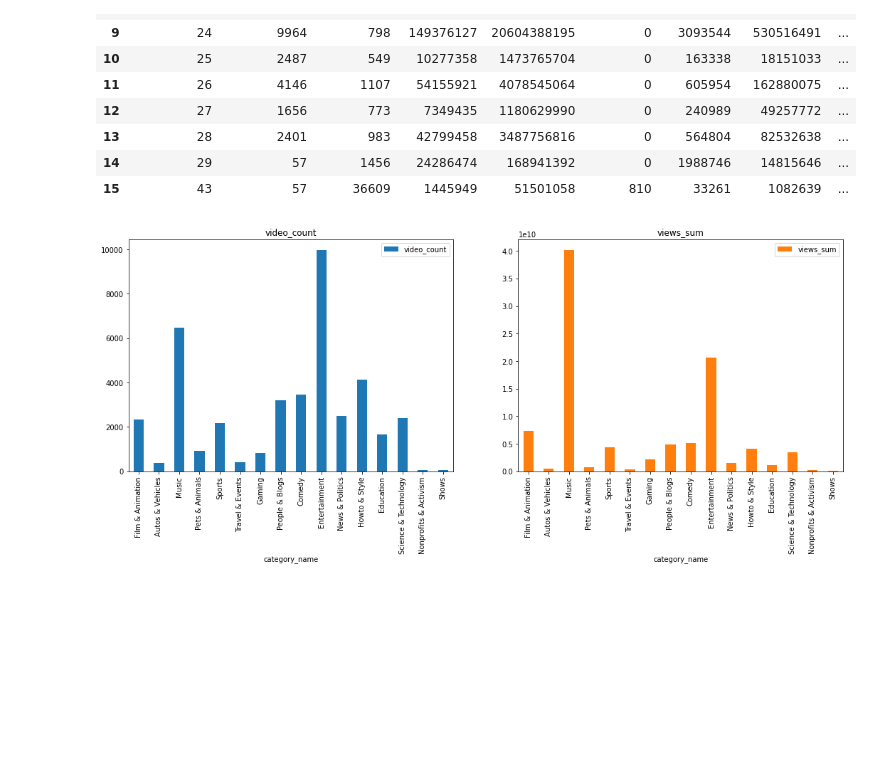
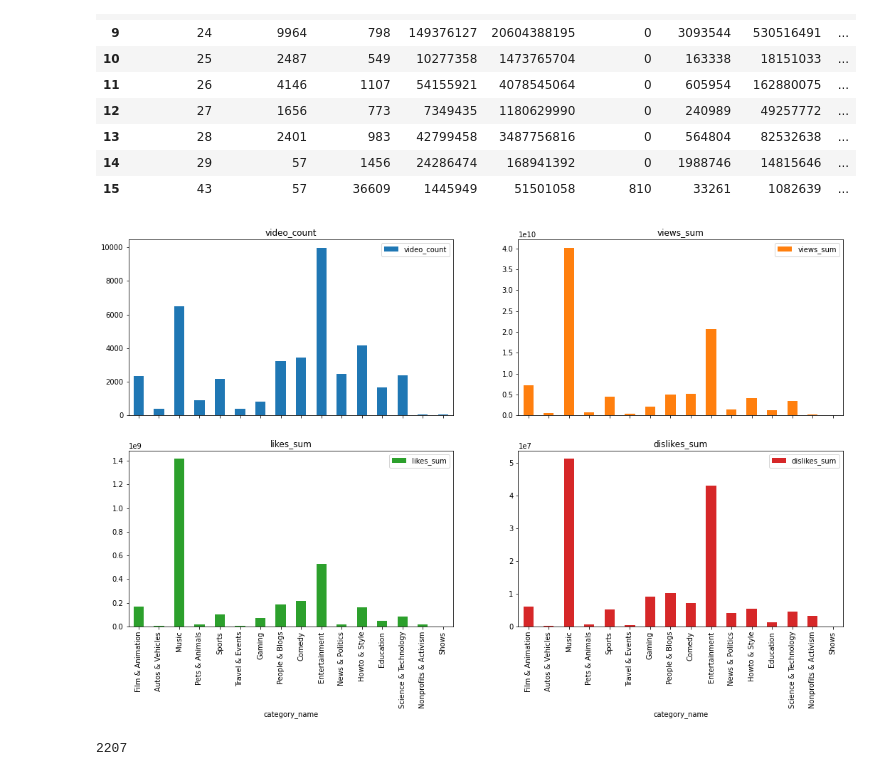
Before and after one commit to soumeyademil/EDA-Trending-Ytb-Videos, a Jupyter notebook: EDA_Trending_Ytb_Videos_Dataset.ipynb, the cells around one changed output. Cells and saved outputs as stored; diff of their text form; code cells hidden in the pictures; blank space fills up the shorter version.

```diff
--- a/EDA_Trending_Ytb_Videos_Dataset.ipynb
+++ b/EDA_Trending_Ytb_Videos_Dataset.ipynb
@@ -190,14 +190,20 @@ cat_df
 | 14 | 29 | 57 | 1456 | 24286474 | 168941392 | 0 | 1988746 | 14815646 | ... |
 | 15 | 43 | 57 | 36609 | 1445949 | 51501058 | 810 | 33261 | 1082639 | ... |
 # %%
-axes = cat_df.plot.bar(rot=90, subplots=True, layout=(1, 2), x='category_name', y=['video_count', 'views_sum'], figsize=(18, 6))
+axes = cat_df.plot.bar(rot=90, subplots=True, layout=(2, 2), x='category_name', y=['video_count', 'views_sum', 'likes_sum', 'dislikes_sum'], figsize=(18, 10))
 
 # axes[0].set_xticklabels(cat_df['category_name'], rotation=90)
 # axes[0].set_yticklabels(cat_df['video_count'])
 # axes[0].plot()
 
 # axes[1].set_xticklabels(cat_df['category_name'], rotation=90)
 # axes[1].set_yticklabels(cat_df['views_sum'])
 # axes[1].plot()
 # %% [output]
-[figure, old version]
+[figure, new version]
+# %%
+# Get number of channels that appear in our dataframe
+trd_channel_set = ytb_df['channel_title'].unique()
+len(trd_channel_set)
+# %% [output]
+2207
```
Also changed, not shown: parts of 4 cells of this notebook.
